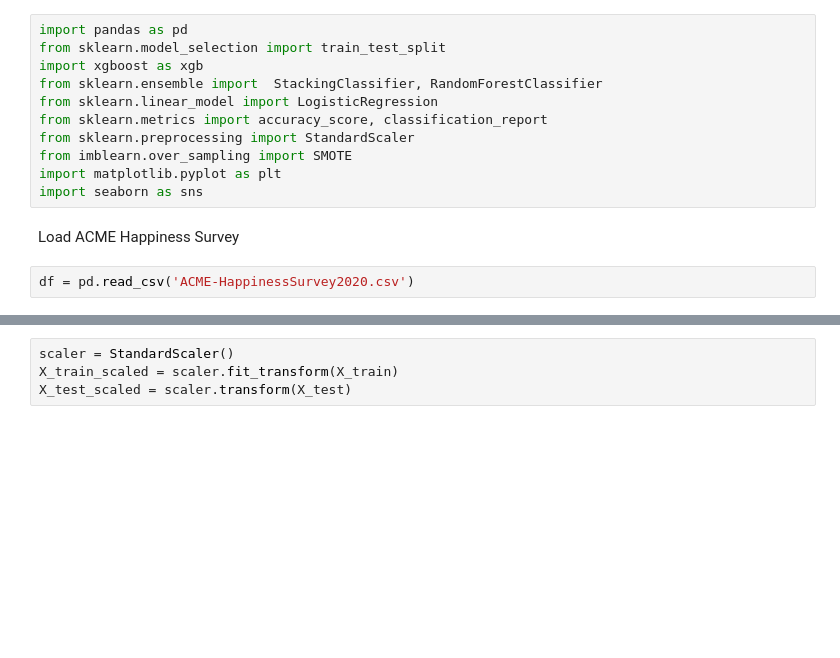
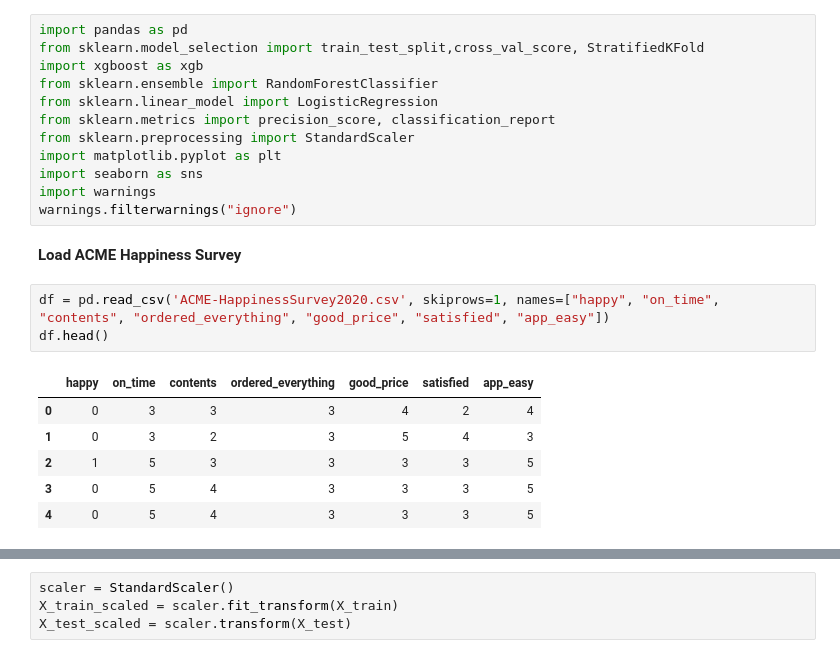
Before and after one commit to dafuego1/Apziva, a Jupyter notebook: notebooks/loMnimSa7skajJwD/loMnimSa7skajJwD.ipynb, the cells around one changed output, grey strips where cells are left out. Cells and saved outputs as stored; diff of their text form; blank space fills up the shorter version.

```diff
--- a/notebooks/loMnimSa7skajJwD/loMnimSa7skajJwD.ipynb
+++ b/notebooks/loMnimSa7skajJwD/loMnimSa7skajJwD.ipynb
@@ -1,15 +43,24 @@
 # %%
 import pandas as pd
-from sklearn.model_selection import train_test_split
+from sklearn.model_selection import train_test_split,cross_val_score, StratifiedKFold
 import xgboost as xgb
-from sklearn.ensemble import  StackingClassifier, RandomForestClassifier
+from sklearn.ensemble import RandomForestClassifier
 from sklearn.linear_model import LogisticRegression
-from sklearn.metrics import accuracy_score, classification_report
+from sklearn.metrics import precision_score, classification_report
 from sklearn.preprocessing import StandardScaler
-from imblearn.over_sampling import SMOTE
 import matplotlib.pyplot as plt
 import seaborn as sns
+import warnings
+warnings.filterwarnings("ignore")
 # %% [markdown]
-Load ACME Happiness Survey
+**Load ACME Happiness Survey**
 # %%
-df = pd.read_csv('ACME-HappinessSurvey2020.csv')
+df = pd.read_csv('ACME-HappinessSurvey2020.csv', skiprows=1, names=["happy", "on_time", "contents", "ordered_everything", "good_price", "satisfied", "app_easy"])
+df.head()
+# %% [output]
+|  | happy | on_time | contents | ordered_everything | good_price | satisfied | app_easy |
+| 0 | 0 | 3 | 3 | 3 | 4 | 2 | 4 |
+| 1 | 0 | 3 | 2 | 3 | 5 | 4 | 3 |
+| 2 | 1 | 5 | 3 | 3 | 3 | 3 | 5 |
+| 3 | 0 | 5 | 4 | 3 | 3 | 3 | 5 |
+| 4 | 0 | 5 | 4 | 3 | 3 | 3 | 5 |
```
Also changed, not shown: parts of 43 cells of this notebook.
